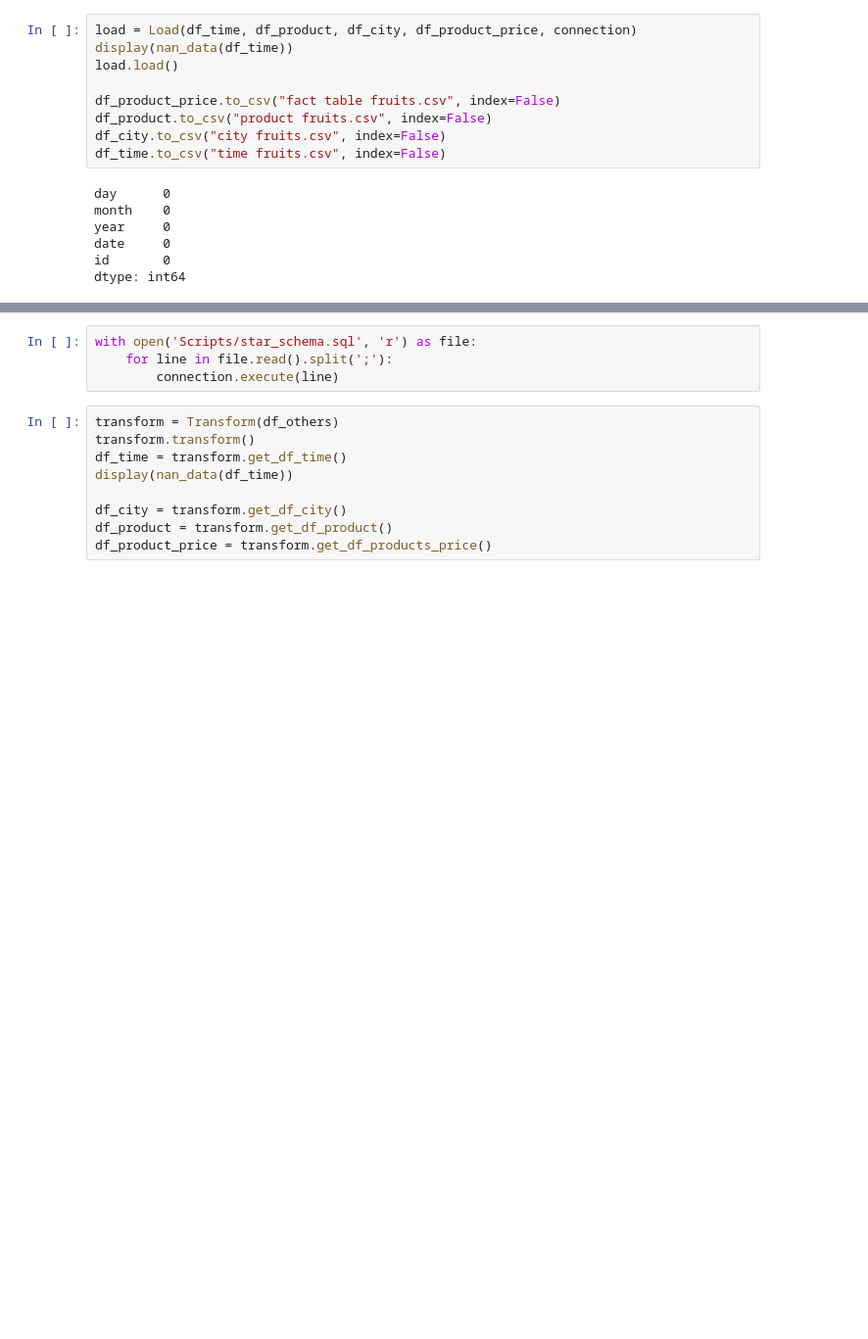
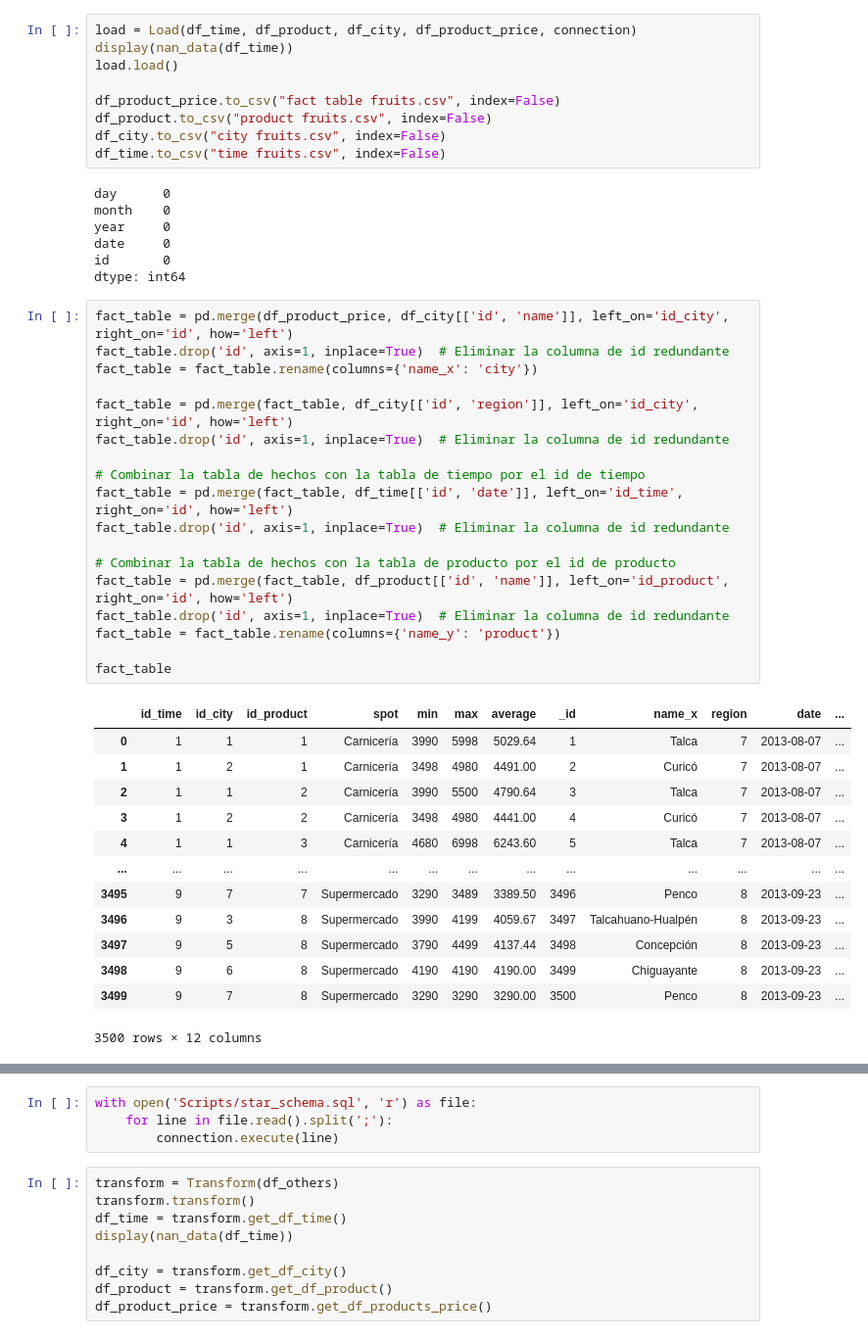
Before and after one commit to minskapp/Taller2-PAD, a Jupyter notebook: Solucion.ipynb, the cells around one changed output, grey strips where cells are left out. Shown at 98% size. Saved outputs shown, nothing was run; the diff lists cells and outputs as text; blank space fills up the shorter version.

```diff
--- a/Solucion.ipynb
+++ b/Solucion.ipynb
@@ -660,3 +660,35 @@ year     0
 date     0
 id       0
 dtype: int64
+# %%
+fact_table = pd.merge(df_product_price, df_city[['id', 'name']], left_on='id_city', right_on='id', how='left')
+fact_table.drop('id', axis=1, inplace=True)  # Eliminar la columna de id redundante
+fact_table = fact_table.rename(columns={'name_x': 'city'})
+
+fact_table = pd.merge(fact_table, df_city[['id', 'region']], left_on='id_city', right_on='id', how='left')
+fact_table.drop('id', axis=1, inplace=True)  # Eliminar la columna de id redundante
+
+# Combinar la tabla de hechos con la tabla de tiempo por el id de tiempo
+fact_table = pd.merge(fact_table, df_time[['id', 'date']], left_on='id_time', right_on='id', how='left')
+fact_table.drop('id', axis=1, inplace=True)  # Eliminar la columna de id redundante
+
+# Combinar la tabla de hechos con la tabla de producto por el id de producto
+fact_table = pd.merge(fact_table, df_product[['id', 'name']], left_on='id_product', right_on='id', how='left')
+fact_table.drop('id', axis=1, inplace=True)  # Eliminar la columna de id redundante
+fact_table = fact_table.rename(columns={'name_y': 'product'})
+
+fact_table
+# %% [output]
+|  | id_time | id_city | id_product | spot | min | max | average | _id | name_x | region | date | ... |
+| 0 | 1 | 1 | 1 | Carnicería | 3990 | 5998 | 5029.64 | 1 | Talca | 7 | 2013-08-07 | ... |
+| 1 | 1 | 2 | 1 | Carnicería | 3498 | 4980 | 4491.00 | 2 | Curicó | 7 | 2013-08-07 | ... |
+| 2 | 1 | 1 | 2 | Carnicería | 3990 | 5500 | 4790.64 | 3 | Talca | 7 | 2013-08-07 | ... |
+| 3 | 1 | 2 | 2 | Carnicería | 3498 | 4980 | 4441.00 | 4 | Curicó | 7 | 2013-08-07 | ... |
+| 4 | 1 | 1 | 3 | Carnicería | 4680 | 6998 | 6243.60 | 5 | Talca | 7 | 2013-08-07 | ... |
+| ... | ... | ... | ... | ... | ... | ... | ... | ... | ... | ... | ... | ... |
+| 3495 | 9 | 7 | 7 | Supermercado | 3290 | 3489 | 3389.50 | 3496 | Penco | 8 | 2013-09-23 | ... |
+| 3496 | 9 | 3 | 8 | Supermercado | 3990 | 4199 | 4059.67 | 3497 | Talcahuano-Hualpén | 8 | 2013-09-23 | ... |
+| 3497 | 9 | 5 | 8 | Supermercado | 3790 | 4499 | 4137.44 | 3498 | Concepción | 8 | 2013-09-23 | ... |
+| 3498 | 9 | 6 | 8 | Supermercado | 4190 | 4190 | 4190.00 | 3499 | Chiguayante | 8 | 2013-09-23 | ... |
+| 3499 | 9 | 7 | 8 | Supermercado | 3290 | 3290 | 3290.00 | 3500 | Penco | 8 | 2013-09-23 | ... |
+3500 rows × 12 columns
```
Also changed, not shown: parts of 6 cells of this notebook, 1 other file.
